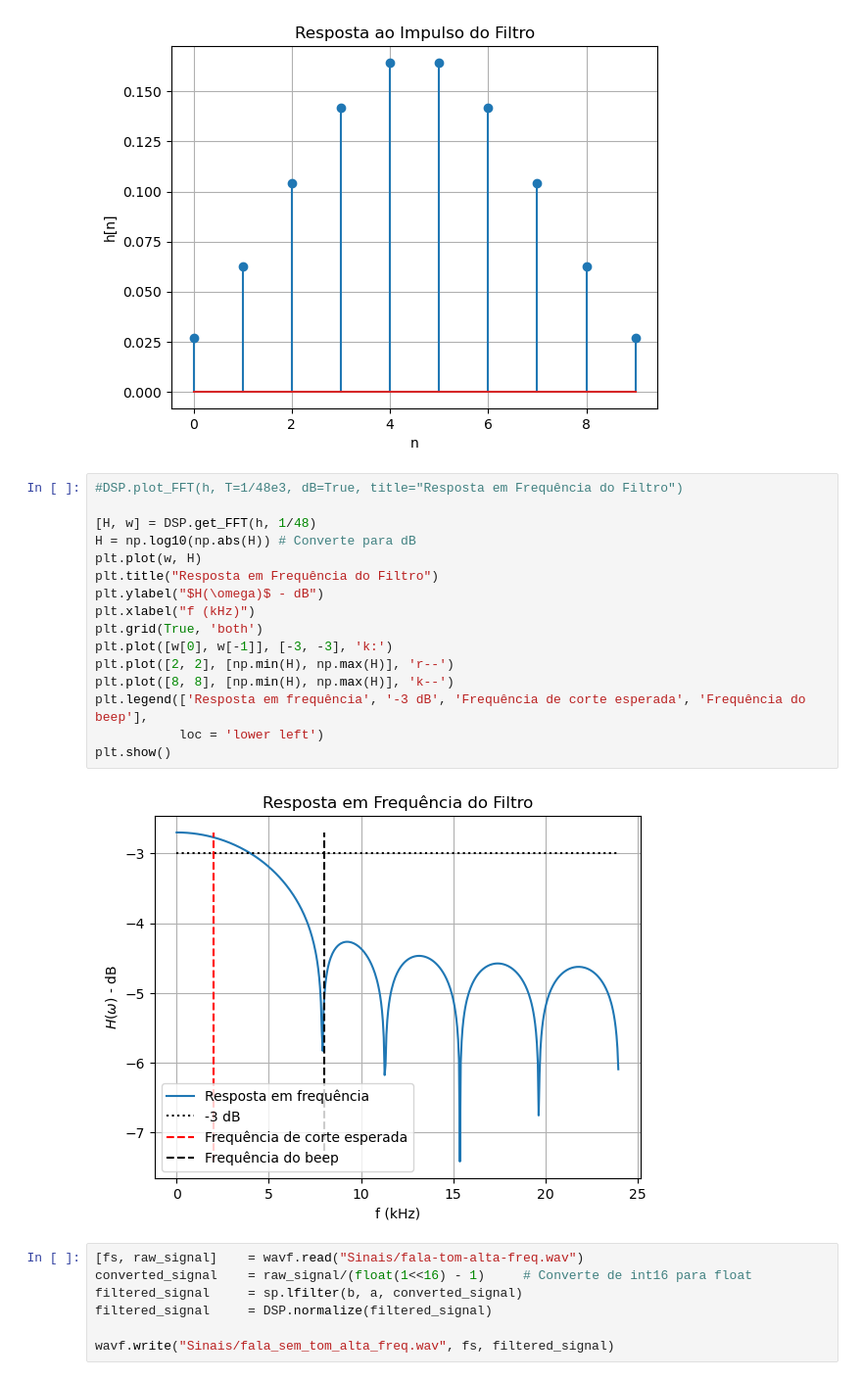
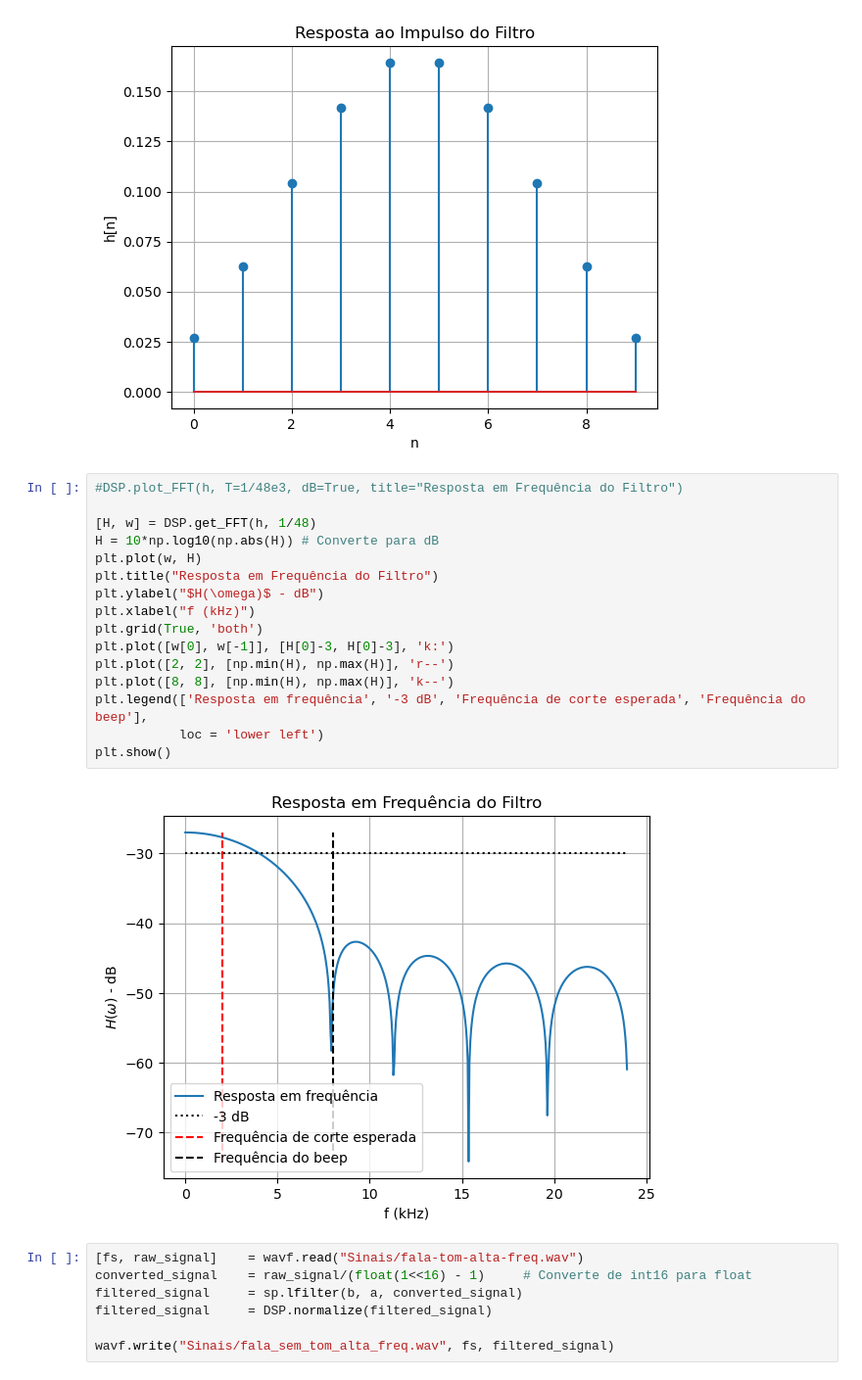
Before and after one commit to Emanuel600/Misc, a Jupyter notebook: DSP/Filtro_PB.ipynb, the cells around one changed output. Shown at 98% size. Cells and saved outputs as stored; diff of their text form.

```diff
--- a/DSP/Filtro_PB.ipynb
+++ b/DSP/Filtro_PB.ipynb
@@ -44,21 +44,21 @@ plt.show()
 # %%
 #DSP.plot_FFT(h, T=1/48e3, dB=True, title="Resposta em Frequência do Filtro")
 
 [H, w] = DSP.get_FFT(h, 1/48)
-H = np.log10(np.abs(H)) # Converte para dB
+H = 10*np.log10(np.abs(H)) # Converte para dB
 plt.plot(w, H)
 plt.title("Resposta em Frequência do Filtro")
 plt.ylabel("$H(\omega)$ - dB")
 plt.xlabel("f (kHz)")
 plt.grid(True, 'both')
-plt.plot([w[0], w[-1]], [-3, -3], 'k:')
+plt.plot([w[0], w[-1]], [H[0]-3, H[0]-3], 'k:')
 plt.plot([2, 2], [np.min(H), np.max(H)], 'r--')
 plt.plot([8, 8], [np.min(H), np.max(H)], 'k--')
 plt.legend(['Resposta em frequência', '-3 dB', 'Frequência de corte esperada', 'Frequência do beep'],
            loc = 'lower left')
 plt.show()
 # %% [output]
-[figure, old version]
+[figure, new version]
 # %%
 [fs, raw_signal]    = wavf.read("Sinais/fala-tom-alta-freq.wav")
 converted_signal    = raw_signal/(float(1<<16) - 1)     # Converte de int16 para float
```
